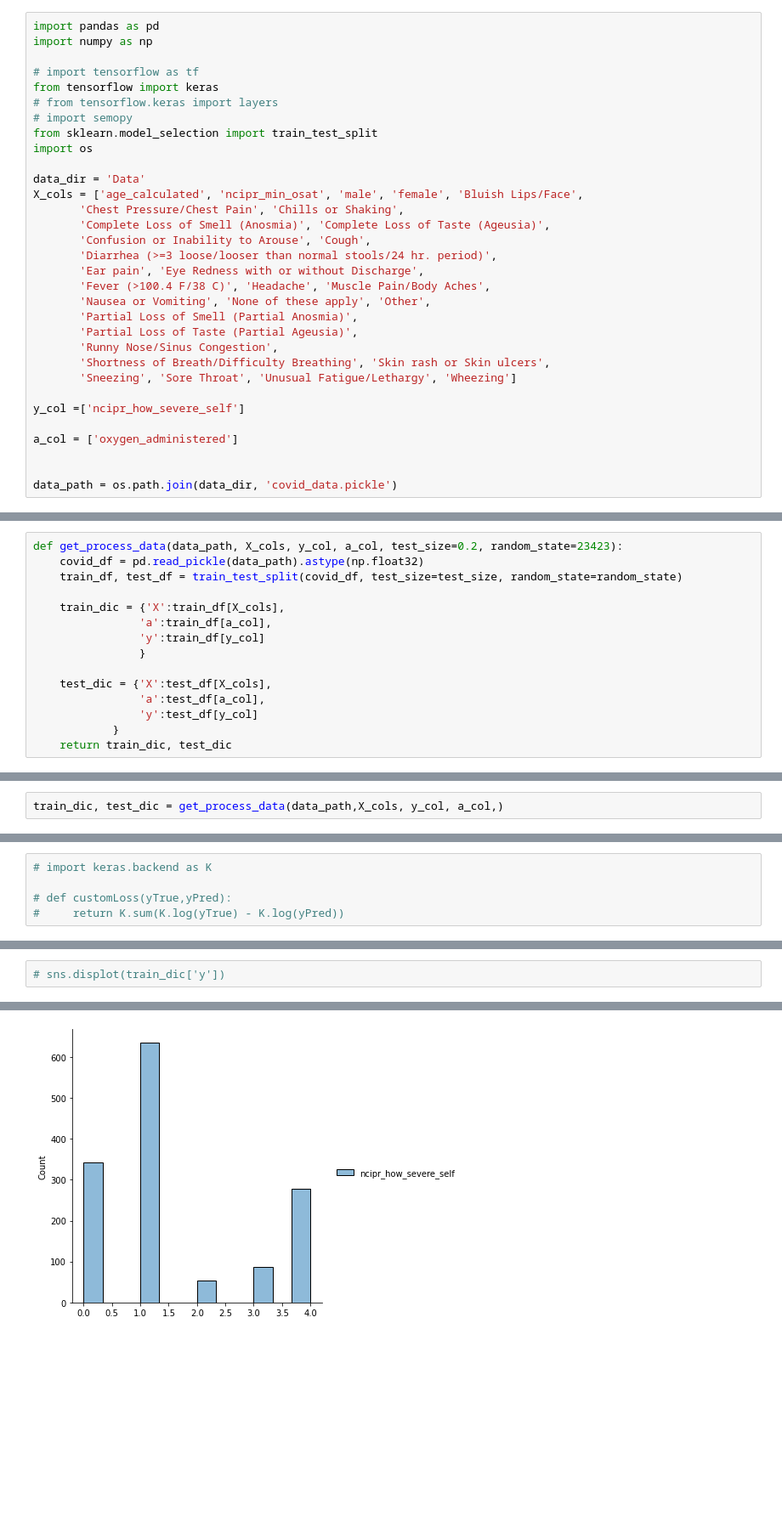
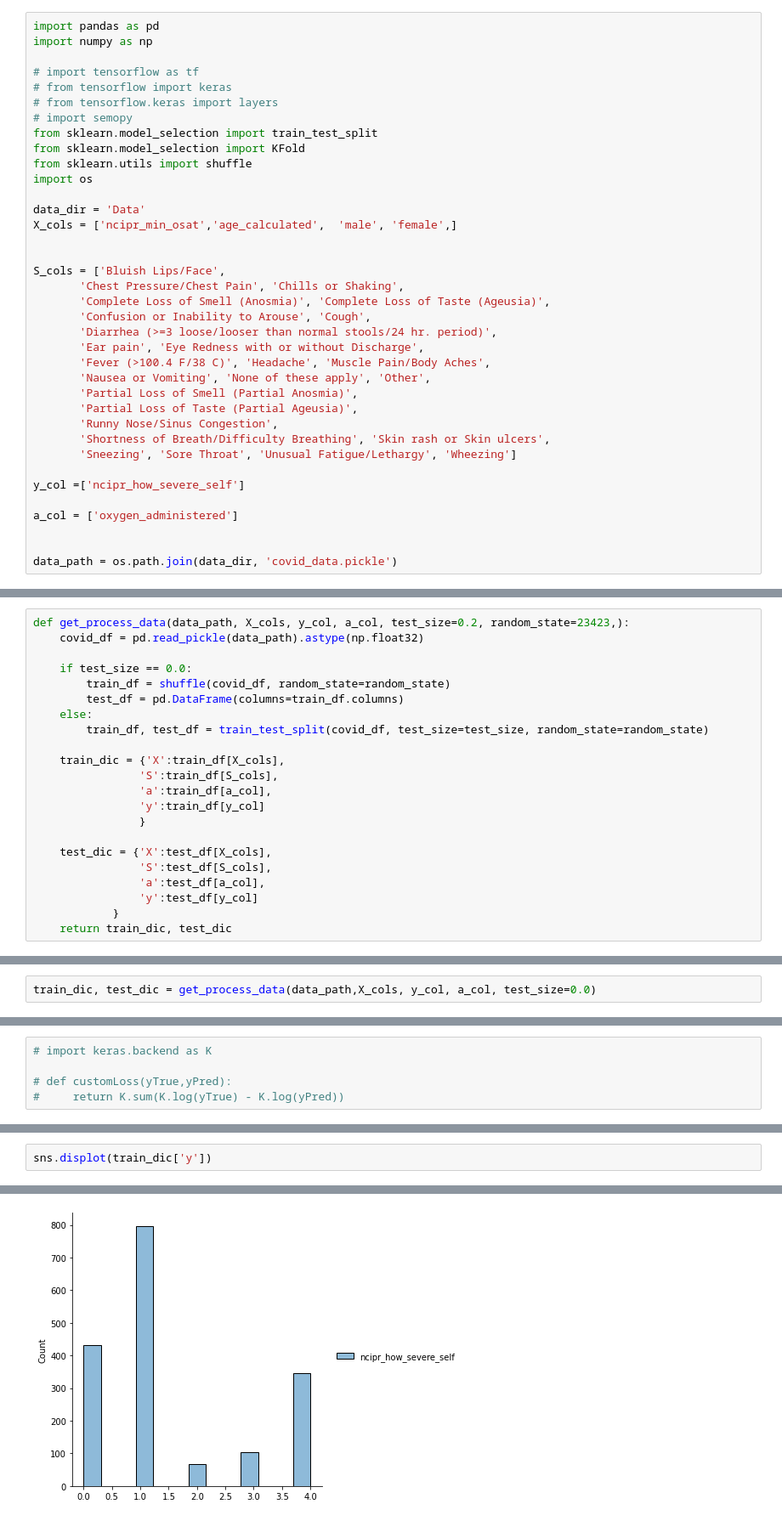
Before and after one commit to williamrobotma/causalproj, a Jupyter notebook: pearl_covid.ipynb, the cells around one changed output, grey strips where cells are left out. Shown at 85% size. Drawn from its saved outputs; the diff is of its cells as text; blank space fills up the shorter version.

```diff
--- a/pearl_covid.ipynb
+++ b/pearl_covid.ipynb
@@ -3,14 +3,19 @@ import pandas as pd
 import numpy as np
 
 # import tensorflow as tf
-from tensorflow import keras
+# from tensorflow import keras
 # from tensorflow.keras import layers
 # import semopy
 from sklearn.model_selection import train_test_split
+from sklearn.model_selection import KFold
+from sklearn.utils import shuffle
 import os
 
 data_dir = 'Data'
-X_cols = ['age_calculated', 'ncipr_min_osat', 'male', 'female', 'Bluish Lips/Face',
+X_cols = ['ncipr_min_osat','age_calculated',  'male', 'female',]
+
+
+S_cols = ['Bluish Lips/Face',
        'Chest Pressure/Chest Pain', 'Chills or Shaking',
        'Complete Loss of Smell (Anosmia)', 'Complete Loss of Taste (Ageusia)',
        'Confusion or Inability to Arouse', 'Cough',
@@ -36,14 +38,21 @@ data_path = os.path.join(data_dir, 'covid_data.pickle')
 # %%
-def get_process_data(data_path, X_cols, y_col, a_col, test_size=0.2, random_state=23423):
+def get_process_data(data_path, X_cols, y_col, a_col, test_size=0.2, random_state=23423,):
     covid_df = pd.read_pickle(data_path).astype(np.float32)
-    train_df, test_df = train_test_split(covid_df, test_size=test_size, random_state=random_state)
+
+    if test_size == 0.0:
+        train_df = shuffle(covid_df, random_state=random_state)
+        test_df = pd.DataFrame(columns=train_df.columns)
+    else:
+        train_df, test_df = train_test_split(covid_df, test_size=test_size, random_state=random_state)
 
     train_dic = {'X':train_df[X_cols],
+                'S':train_df[S_cols],
                 'a':train_df[a_col],
                 'y':train_df[y_col]
                 }
 
     test_dic = {'X':test_df[X_cols],
+                'S':test_df[S_cols],
                 'a':test_df[a_col],
                 'y':test_df[y_col]
             }
@@ -51,5 +77,5 @@ def get_process_data(data_path, X_cols, y_col, a_col, test_size=0.2, random_stat
 # %%
-train_dic, test_dic = get_process_data(data_path,X_cols, y_col, a_col,)
+train_dic, test_dic = get_process_data(data_path,X_cols, y_col, a_col, test_size=0.0)
 # %%
 # model_spec = f"""
 #     # measurement model
@@ -144,8 +133,8 @@ history.history['val_dense_1_loss'][np.argmin(history.history['dense_1_loss'])]
 # %%
-# sns.displot(train_dic['y'])
+sns.displot(train_dic['y'])
 # %% [output]
 <seaborn.axisgrid.FacetGrid at 0x...>
-[figure, old version]
+[figure, new version]
 # %%
 from sklearn.linear_model import LinearRegression
 from sklearn.linear_model import LogisticRegression
```
Also changed, not shown: parts of 22 cells of this notebook, 1 other file.
